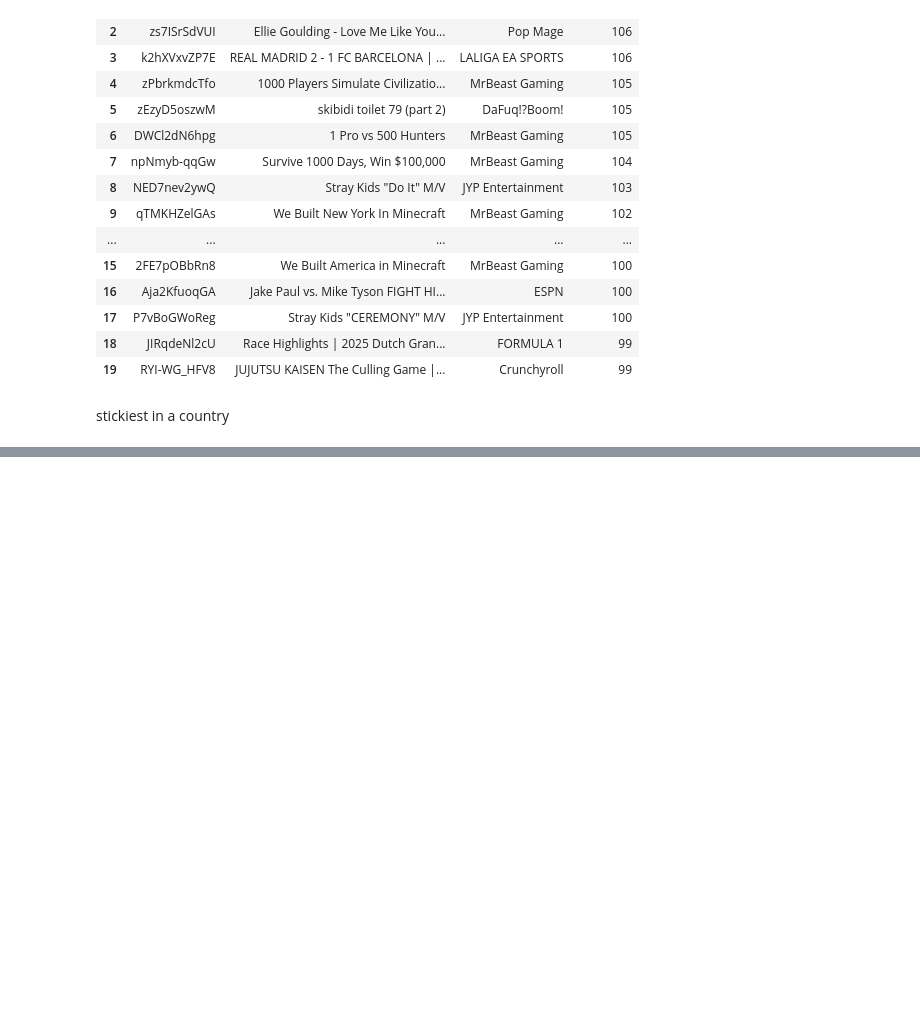
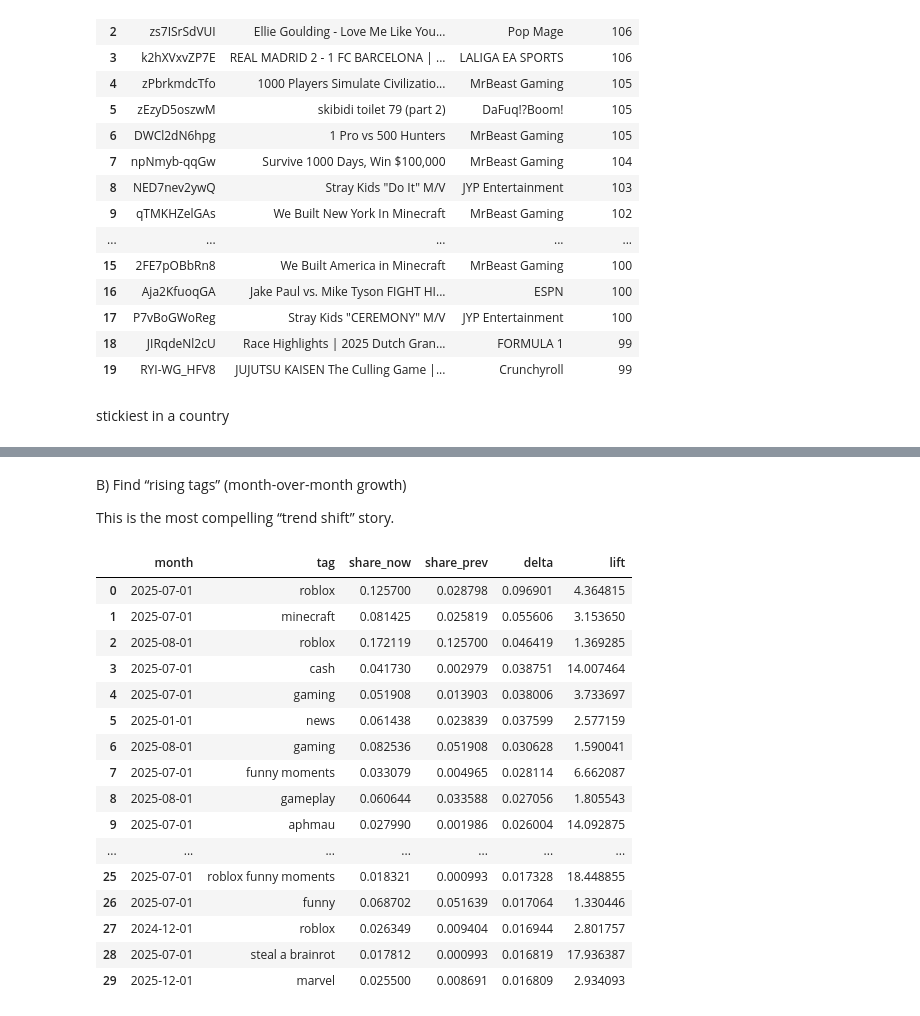
Before and after one commit to jocoolner/youtube-trending-app, a Jupyter notebook: notebooks/01_eda.ipynb, the cells around one changed output, grey strips where cells are left out. Saved outputs shown, nothing was run; the diff lists cells and outputs as text; code cells hidden in the pictures; blank space fills up the shorter version.

```diff
--- a/notebooks/01_eda.ipynb
+++ b/notebooks/01_eda.ipynb
@@ -311,0 +747,68 @@ LIMIT 20;
+# %% [markdown]
+B) Find “rising tags” (month-over-month growth)
+
+This is the most compelling “trend shift” story.
+# %%
+rising = q("""
+WITH month_total AS (
+  SELECT month, count(DISTINCT video_id) AS total_videos
+  FROM v_us_tag_events
+  GROUP BY 1
+),
+tag_month AS (
+  SELECT
+    month,
+    tag,
+    count(DISTINCT video_id) AS distinct_videos
+  FROM v_us_tag_events
+  GROUP BY 1,2
+),
+tag_share AS (
+  SELECT
+    tm.month,
+    tm.tag,
+    tm.distinct_videos,
+    mt.total_videos,
+    1.0 * tm.distinct_videos / mt.total_videos AS share
+  FROM tag_month tm
+  JOIN month_total mt USING (month)
+),
+paired AS (
+  SELECT
+    a.month AS month,
+    a.tag,
+    a.share AS share_now,
+    b.share AS share_prev,
+    (a.share - b.share) AS delta,
+    CASE WHEN b.share IS NULL OR b.share = 0 THEN NULL ELSE (a.share / b.share) END AS lift
+  FROM tag_share a
+  LEFT JOIN tag_share b
+    ON a.tag = b.tag
+   AND b.month = a.month - INTERVAL '1 month'
+)
+SELECT *
+FROM paired
+WHERE share_prev IS NOT NULL
+  AND share_now >= 0.002   -- avoid tiny-noise tags, tune later
+ORDER BY delta DESC
+LIMIT 30;
+""")
+rising
+# %% [output]
+|  | month | tag | share_now | share_prev | delta | lift |
+| 0 | 2025-07-01 | roblox | 0.125700 | 0.028798 | 0.096901 | 4.364815 |
+| 1 | 2025-07-01 | minecraft | 0.081425 | 0.025819 | 0.055606 | 3.153650 |
+| 2 | 2025-08-01 | roblox | 0.172119 | 0.125700 | 0.046419 | 1.369285 |
+| 3 | 2025-07-01 | cash | 0.041730 | 0.002979 | 0.038751 | 14.007464 |
+| 4 | 2025-07-01 | gaming | 0.051908 | 0.013903 | 0.038006 | 3.733697 |
+| 5 | 2025-01-01 | news | 0.061438 | 0.023839 | 0.037599 | 2.577159 |
+| 6 | 2025-08-01 | gaming | 0.082536 | 0.051908 | 0.030628 | 1.590041 |
+| 7 | 2025-07-01 | funny moments | 0.033079 | 0.004965 | 0.028114 | 6.662087 |
+| 8 | 2025-08-01 | gameplay | 0.060644 | 0.033588 | 0.027056 | 1.805543 |
+| 9 | 2025-07-01 | aphmau | 0.027990 | 0.001986 | 0.026004 | 14.092875 |
+| ... | ... | ... | ... | ... | ... | ... |
+| 25 | 2025-07-01 | roblox funny moments | 0.018321 | 0.000993 | 0.017328 | 18.448855 |
+| 26 | 2025-07-01 | funny | 0.068702 | 0.051639 | 0.017064 | 1.330446 |
+| 27 | 2024-12-01 | roblox | 0.026349 | 0.009404 | 0.016944 | 2.801757 |
+| 28 | 2025-07-01 | steal a brainrot | 0.017812 | 0.000993 | 0.016819 | 17.936387 |
+| 29 | 2025-12-01 | marvel | 0.025500 | 0.008691 | 0.016809 | 2.934093 |
```
Also changed, not shown: parts of 23 cells of this notebook, 2 other files.
